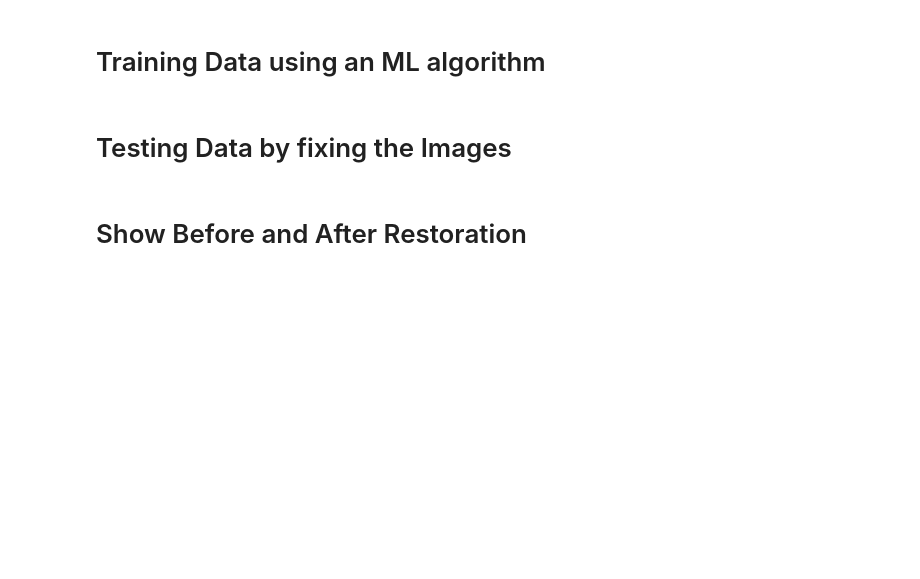
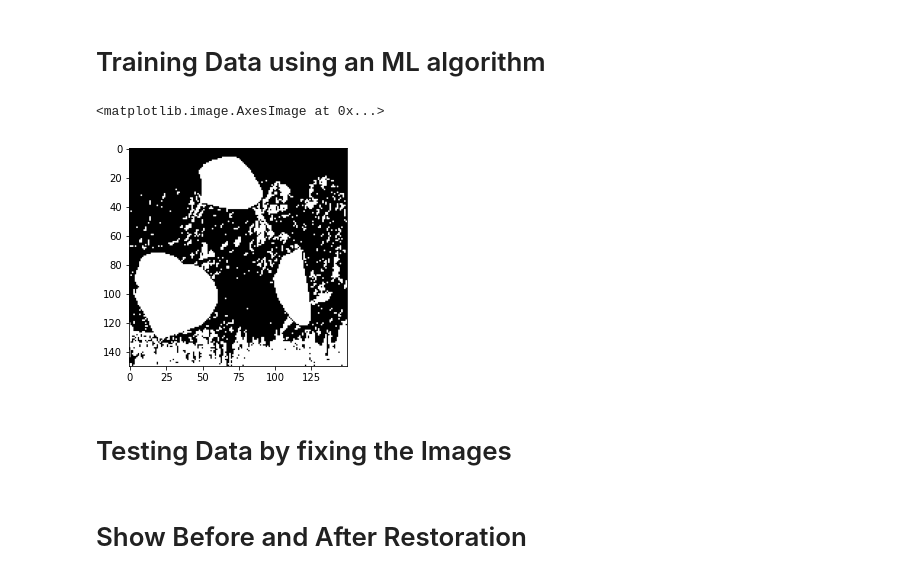
Before and after one commit to rkcho317/CPSC483Proj-Main, a Jupyter notebook: Project483_RepairImage.ipynb, the cells around one changed output. Saved outputs shown, nothing was run; the diff lists cells and outputs as text; code cells hidden in the pictures; blank space fills up the shorter version.

```diff
--- a/Project483_RepairImage.ipynb
+++ b/Project483_RepairImage.ipynb
@@ -71,3 +55,15 @@ mask = cv2.imread(mask_path, 0)
+# %%
+#Create mask
+#Increase threshold to only show extremes in black and white
+(thresh, mask) = cv2.threshold(gray, 128, 255, cv2.THRESH_BINARY | cv2.THRESH_OTSU)
+plt.imshow(mask,cmap='Greys_r')
+
+#Invert the mask so that the darkest appears the brightest
+mask = cv2.bitwise_not(mask)
+plt.imshow(mask,cmap='Greys_r')
+# %% [output]
+<matplotlib.image.AxesImage at 0x...>
+[figure, added]
 # %% [markdown]
 # Testing Data by fixing the Images
 # %%
```
Also changed, not shown: parts of 11 cells of this notebook, 2 other files.
